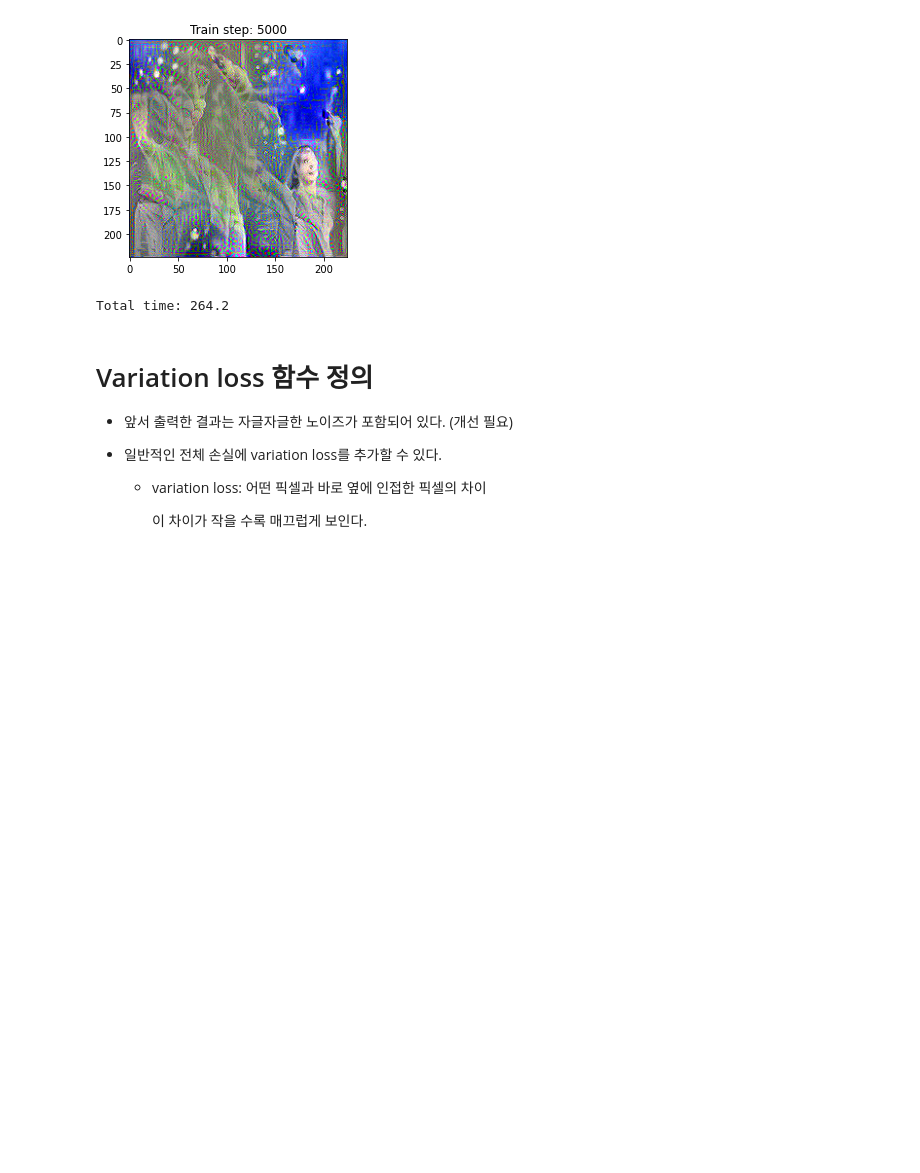
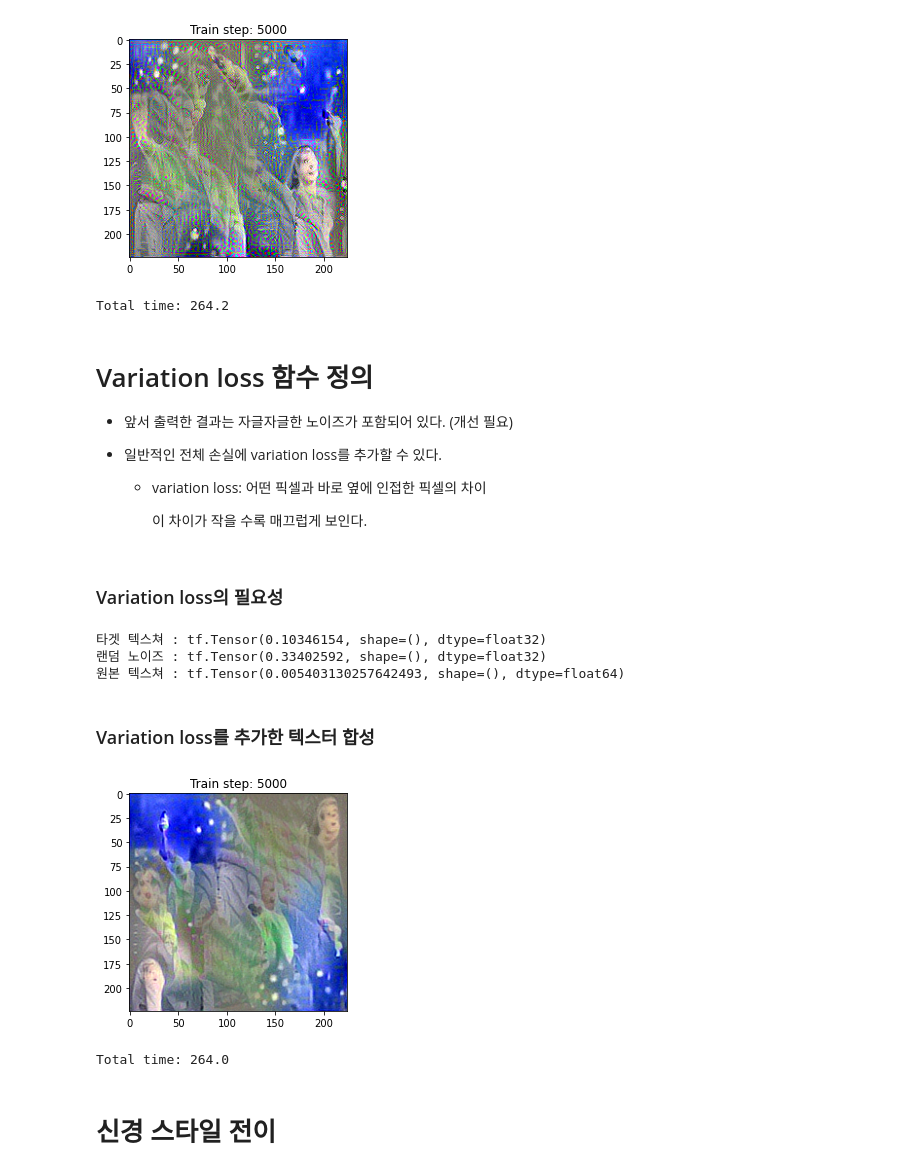
Before and after one commit to Lagom92/study-in-school, a Jupyter notebook: DL/study_artistic_style.ipynb, the cells around one changed output. Saved outputs shown, nothing was run; the diff lists cells and outputs as text; code cells hidden in the pictures; blank space fills up the shorter version.

```diff
--- a/DL/study_artistic_style.ipynb
+++ b/DL/study_artistic_style.ipynb
@@ -442,0 +458,59 @@ Total time: 264.2
+# %% [markdown]
+### Variation loss의 필요성
+# %%
+print('타겟 텍스쳐 :', total_variation_loss(image.read_value()))
+print('랜덤 노이즈 :', total_variation_loss(tf.random.uniform(style_image.shape)))
+print('원본 텍스쳐 :', total_variation_loss(style_image))
+# %% [output]
+타겟 텍스쳐 : tf.Tensor(0.10346154, shape=(), dtype=float32)
+랜덤 노이즈 : tf.Tensor(0.33402592, shape=(), dtype=float32)
+원본 텍스쳐 : tf.Tensor(0.005403130257642493, shape=(), dtype=float64)
+# %% [markdown]
+### Variation loss를 추가한 텍스터 합성
+# %%
+# 이 두 가중치는 정답이 없다.(예술에 정답은 존재하지 않는다.)
+total_variation_weight = 1e9
+style_weight = 1e-1
+
+@tf.function()
+def train_step(image):
+    with tf.GradientTape() as tape:
+        outputs = get_outputs(image)
+        #새롭게 추가
+        #loss' = loss * 새로운 가중치
+        loss = style_weight * get_loss(outputs, style_outputs)
+        #loss' += 새로운 total_variation_weight 가중치 * 새롭게 구한 total_variation_loss
+        loss += total_variation_weight * total_variation_loss(image)
+
+    #가중치 갱신
+    grad = tape.gradient(loss, image)
+    opt.apply_gradients([(grad, image)])
+    image.assign(clip_0_1(image))
+# %%
+start = time.time()
+
+target_image = tf.random.uniform(style_image.shape)
+image = tf.Variable(target_image)
+
+epochs = 50
+steps_per_epoch = 100
+
+step = 0
+for n in range(epochs):
+    for m in range(steps_per_epoch):
+        step += 1
+        train_step(image)
+    if n % 5 == 0 or n == epochs - 1:
+        imageio.imwrite('style_variation_epoch_{0}.png'.format(n), image.read_value().numpy())
+    display.clear_output(wait=True)
+    plt.imshow(image.read_value())
+    plt.title("Train step: {}".format(step))
+    plt.show()
+
+end = time.time()
+print("Total time: {:.1f}".format(end-start))
+# %% [output]
+[figure, added]
+Total time: 264.0
+# %% [markdown]
+# 신경 스타일 전이
```
Also changed, not shown: parts of 18 cells of this notebook, 1 other file.
